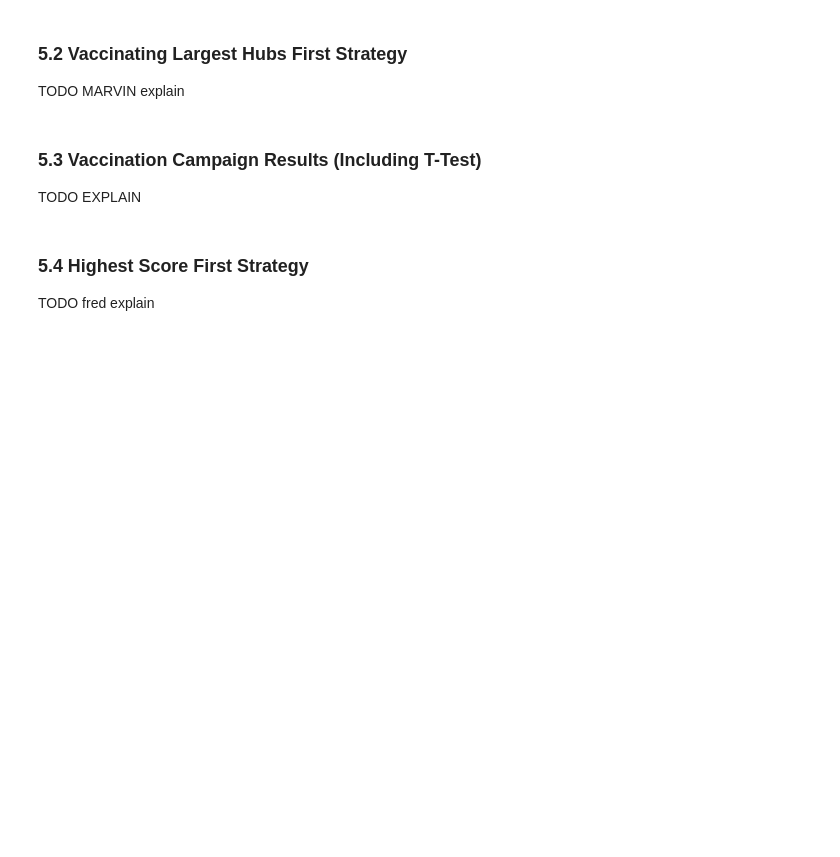
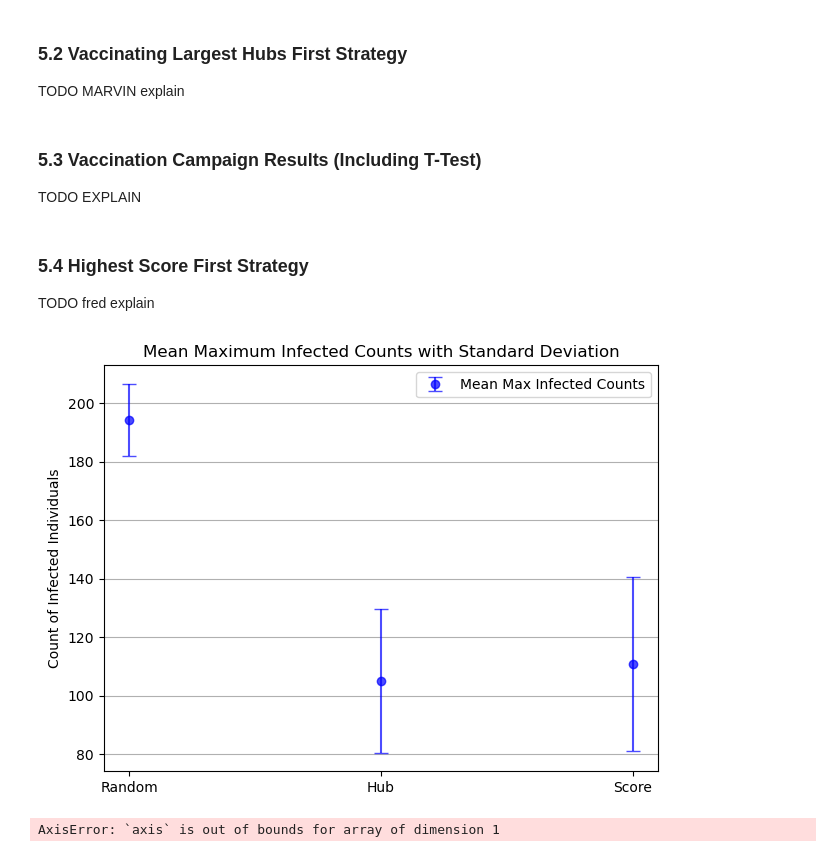
Before and after one commit to marv50/farv, a Jupyter notebook: Intro_Assignment_2.ipynb, the cells around one changed output. Cells and saved outputs as stored; diff of their text form; code cells hidden in the pictures; blank space fills up the shorter version.

```diff
--- a/Intro_Assignment_2.ipynb
+++ b/Intro_Assignment_2.ipynb
@@ -2598,12 +2587,15 @@ def show_campaign_results(test_max, beta, gamma, t_span, num_runs):
     _, mean_max_random, std_max_random = simulate_random_campaign(
         test_max, beta, gamma, t_span, num_runs)
 
-    _, mean_max_hub, std_max_hub = simulate_score_campaign(
+    _, mean_max_hub, std_max_hub = simulate_hub_campaign(
         test_max, beta, gamma, t_span, num_runs)
 
-    x_labels = ['Random', 'Hub']
-    means = [mean_max_random, mean_max_hub]
-    std_devs = [std_max_random, std_max_hub]
+    _, mean_max_score, std_max_score = simulate_score_campaign(
+        test_max, beta, gamma, t_span, num_runs)
+
+    x_labels = ['Random', 'Hub', 'Score']
+    means = [mean_max_random, mean_max_hub, mean_max_score]
+    std_devs = [std_max_random, std_max_hub, std_max_score]
 
 
     plt.errorbar(x=np.arange(len(means)), y=means, yerr=std_devs, fmt='o',
@@ -2624,17 +2616,28 @@ def t_test(test_max, beta, gamma, t_span, num_runs):
     max_vals_random, _, _ = simulate_random_campaign(
         test_max, beta, gamma, t_span, num_runs)
 
-    max_vals_hub, _, _ = simulate_score_campaign(
+    max_vals_hub, _, _ = simulate_hub_campaign(
         test_max, beta, gamma, t_span, num_runs)
 
-    t_stat, p_val = stats.ttest_ind(max_vals_random, max_vals_hub)
+    max_vals_score, _, _ = simulate_score_campaign(
+        test_max, beta, gamma, t_span, num_runs)
+
+    t_stat, p_val = stats.ttest_ind(max_vals_random, max_vals_hub, max_vals_score)
 
     return t_stat, p_val
-
-test_max = 10
-beta = 0.05
-gamma = 0.01
-t_span = 50
-num_runs = 10
-
-show_campaign_results(test_max, beta, gamma, t_span, num_runs)
+# %%
+test_max = 10
+beta = 0.05
+gamma = 0.01
+t_span = 50
+num_runs = 30
+
+show_campaign_results(test_max, beta, gamma, t_span, num_runs)
+
+t_stat, p_val = t_test(test_max, beta, gamma, t_span, num_runs)
+
+print("t-statistic:", t_stat)
+print("p-value:", p_val)
+# %% [output]
+[figure, added]
+AxisError: `axis` is out of bounds for array of dimension 1
```
Also changed, not shown: parts of 15 cells of this notebook.
